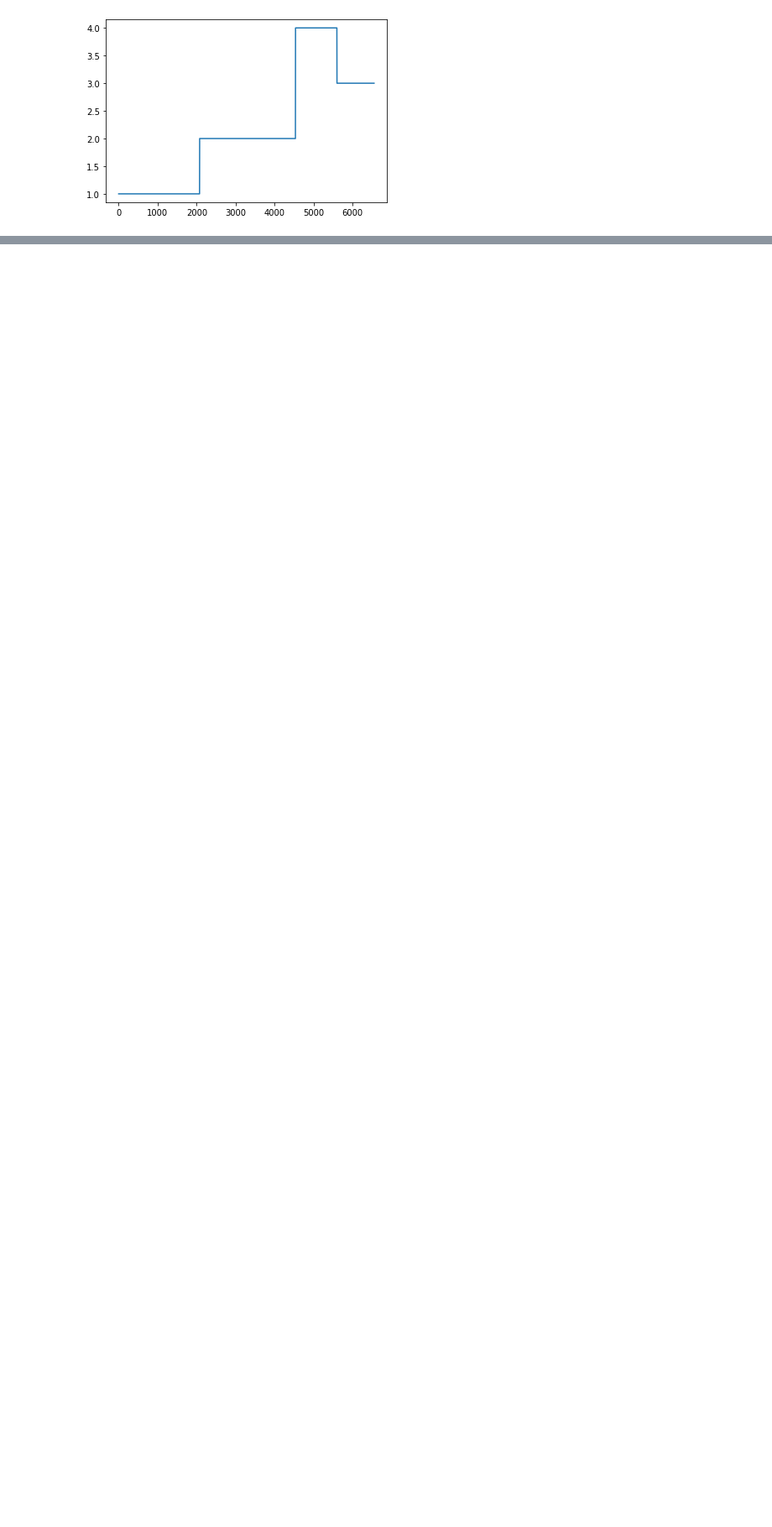
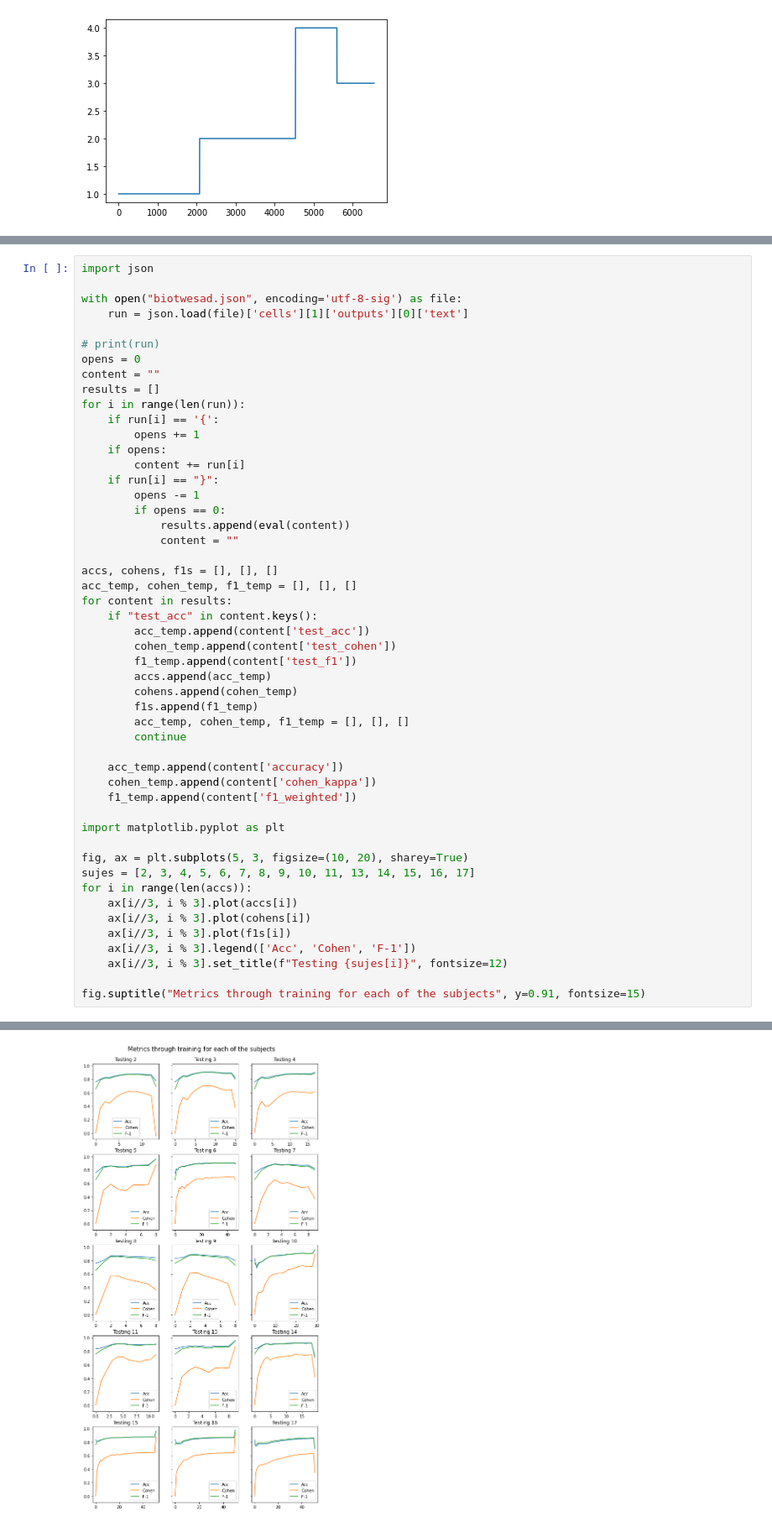
Before and after one commit to BoronZhang/emotions, a Jupyter notebook: glimpse.ipynb, the cells around one changed output, grey strips where cells are left out. Shown at 84% size. Cells and saved outputs as stored; diff of their text form; blank space fills up the shorter version.

```diff
--- a/glimpse.ipynb
+++ b/glimpse.ipynb
@@ -299,0 +201,51 @@ cpu
+# %%
+import json
+
+with open("biotwesad.json", encoding='utf-8-sig') as file:
+    run = json.load(file)['cells'][1]['outputs'][0]['text']
+
+# print(run)
+opens = 0
+content = ""
+results = []
+for i in range(len(run)):
+    if run[i] == '{':
+        opens += 1
+    if opens:
+        content += run[i]
+    if run[i] == "}":
+        opens -= 1
+        if opens == 0:
+            results.append(eval(content))
+            content = ""
+
+accs, cohens, f1s = [], [], []
+acc_temp, cohen_temp, f1_temp = [], [], []
+for content in results:
+    if "test_acc" in content.keys():
+        acc_temp.append(content['test_acc'])
+        cohen_temp.append(content['test_cohen'])
+        f1_temp.append(content['test_f1'])
+        accs.append(acc_temp)
+        cohens.append(cohen_temp)
+        f1s.append(f1_temp)
+        acc_temp, cohen_temp, f1_temp = [], [], []
+        continue
+
+    acc_temp.append(content['accuracy'])
+    cohen_temp.append(content['cohen_kappa'])
+    f1_temp.append(content['f1_weighted'])
+
+import matplotlib.pyplot as plt
+
+fig, ax = plt.subplots(5, 3, figsize=(10, 20), sharey=True)
+sujes = [2, 3, 4, 5, 6, 7, 8, 9, 10, 11, 13, 14, 15, 16, 17]
+for i in range(len(accs)):
+    ax[i//3, i % 3].plot(accs[i])
+    ax[i//3, i % 3].plot(cohens[i])
+    ax[i//3, i % 3].plot(f1s[i])
+    ax[i//3, i % 3].legend(['Acc', 'Cohen', 'F-1'])
+    ax[i//3, i % 3].set_title(f"Testing {sujes[i]}", fontsize=12)
+
+fig.suptitle("Metrics through training for each of the subjects", y=0.91, fontsize=15)
+# %% [output]
@@ -299,0 +253 @@ cpu
+[figure, added]
```
Also changed, not shown: parts of 5 cells of this notebook, 3 other files.
